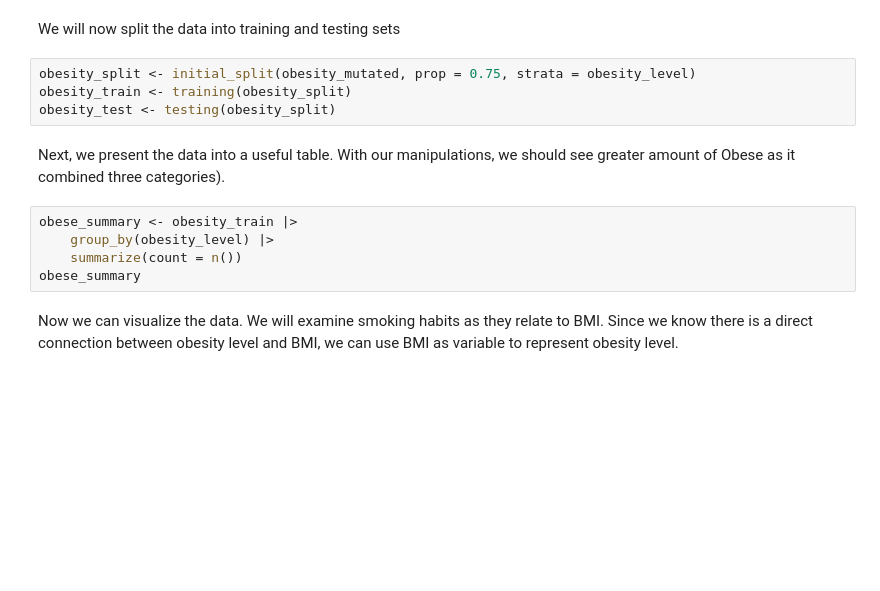
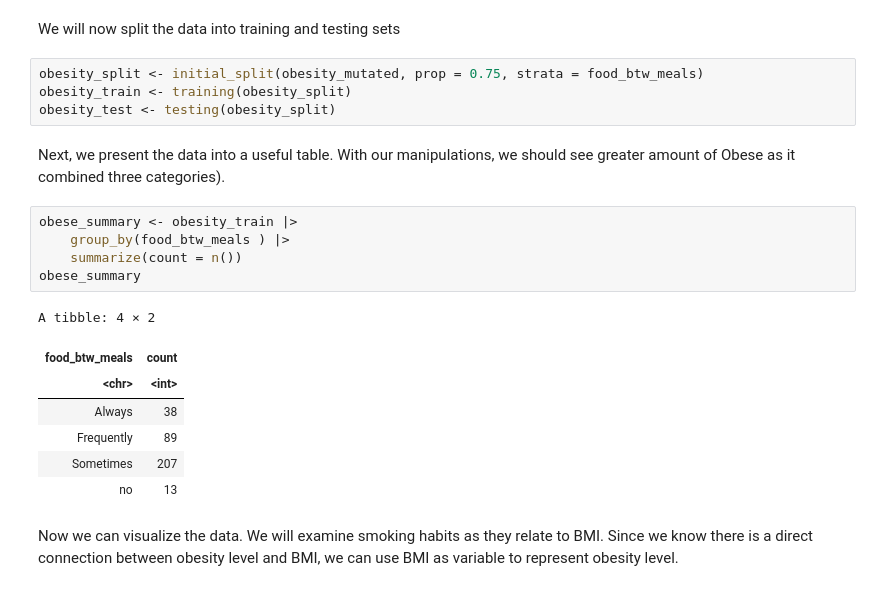
Before and after one commit to afellhauer/DSCI_Group_Project, a Jupyter notebook: projectProposal.ipynb, the cells around one changed output. Saved outputs shown, nothing was run; the diff lists cells and outputs as text; blank space fills up the shorter version.

```diff
--- a/projectProposal.ipynb
+++ b/projectProposal.ipynb
@@ -135,16 +209,24 @@ glimpse(obesity_mutated)
 # %% [markdown]
 We will now split the data into training and testing sets
 # %%
-obesity_split <- initial_split(obesity_mutated, prop = 0.75, strata = obesity_level)
+obesity_split <- initial_split(obesity_mutated, prop = 0.75, strata = food_btw_meals)
 obesity_train <- training(obesity_split)
 obesity_test <- testing(obesity_split)
 # %% [markdown]
 Next, we present the data into a useful table. With our manipulations, we should see greater amount of Obese as it combined three categories).
 # %%
 obese_summary <- obesity_train |>
-    group_by(obesity_level) |>
+    group_by(food_btw_meals ) |>
     summarize(count = n())
 obese_summary
+# %% [output]
+A tibble: 4 × 2
+| food_btw_meals | count |
+| <chr> | <int> |
+| Always | 38 |
+| Frequently | 89 |
+| Sometimes | 207 |
+| no | 13 |
 # %% [markdown]
 Now we can visualize the data. We will examine smoking habits as they relate to BMI. Since we know there is a direct connection between obesity level and BMI, we can use BMI as variable to represent obesity level.
 # %%
```
Also changed, not shown: parts of 7 cells of this notebook.
